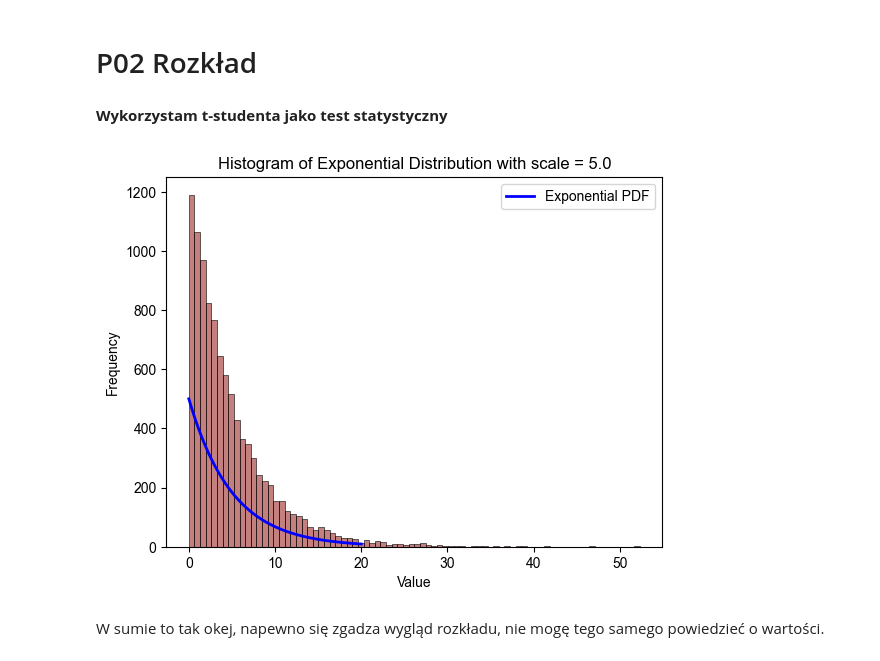
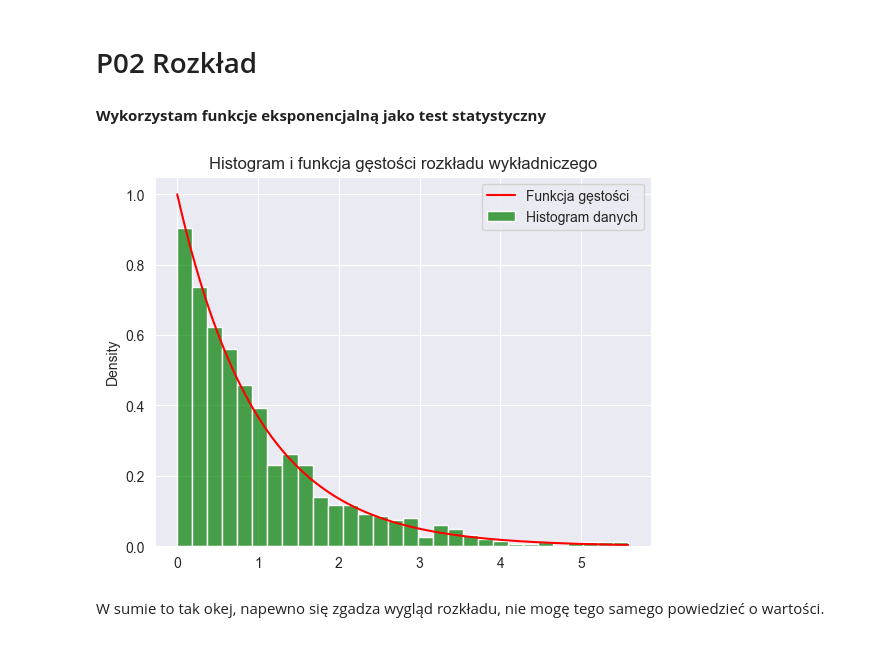
Before and after one commit to depebul/R_101, a Jupyter notebook: PO_2.ipynb, the cells around one changed output. Drawn from its saved outputs; the diff is of its cells as text; code cells hidden in the pictures.

```diff
--- a/PO_2.ipynb
+++ b/PO_2.ipynb
@@ -6,36 +6,33 @@ import scipy.stats as stats
 import matplotlib.pyplot as plt
 import seaborn as sns
 # %% [markdown]
-**Wykorzystam t-studenta jako test statystyczny**
+**Wykorzystam funkcje eksponencjalną jako test statystyczny**
-# %%
-scale = 5.0
-n = 10000
-mean = stats.expon.mean(scale=scale)
-var = stats.expon.var(scale=scale)
-
-observations = np.random.exponential(scale=scale, size=n)
-
-
-x = np.linspace(0, 4 * scale, n)
-pdf = stats.expon.pdf(x, scale=scale)
-
-
-sns.histplot(
-    observations, bins=80, kde=False, edgecolor="k", color="darkred", alpha=0.5
-)
-sns.lineplot(
-    x=x,
-    y=pdf * len(observations) * (4 * scale / 80),
-    color="blue",
-    lw=2,
-    label="Exponential PDF",
-)
-sns.set_style("darkgrid")
-plt.title(f"Histogram of Exponential Distribution with scale = {scale}")
-plt.xlabel("Value")
-plt.ylabel("Frequency")
-plt.show()
-# %% [output]
-[figure, removed]
+# %%
+lambda_param = 1
+mu = 1 / lambda_param
+sigma = np.sqrt(1 / lambda_param**2)
+
+# Generowanie danych
+n = 1000  # Liczba obserwacji
+data = np.random.exponential(1 / lambda_param, n)
+
+# Histogram danych z funkcją gęstości
+x = np.linspace(0, max(data), 1000)
+pdf = lambda_param * np.exp(-lambda_param * x)
+sns.histplot(
+    data,
+    bins=30,
+    kde=False,
+    stat="density",
+    color="g",
+    label="Histogram danych",
+    alpha=0.7,
+)
+plt.plot(x, pdf, "r-", label="Funkcja gęstości")
+plt.title("Histogram i funkcja gęstości rozkładu wykładniczego")
+plt.legend()
+plt.show()
+# %% [output]
+[figure, added]
 # %% [markdown]
 W sumie to tak okej, napewno się zgadza wygląd rozkładu, nie mogę tego samego powiedzieć o wartości.
```
Also changed, not shown: parts of 2 cells of this notebook.
